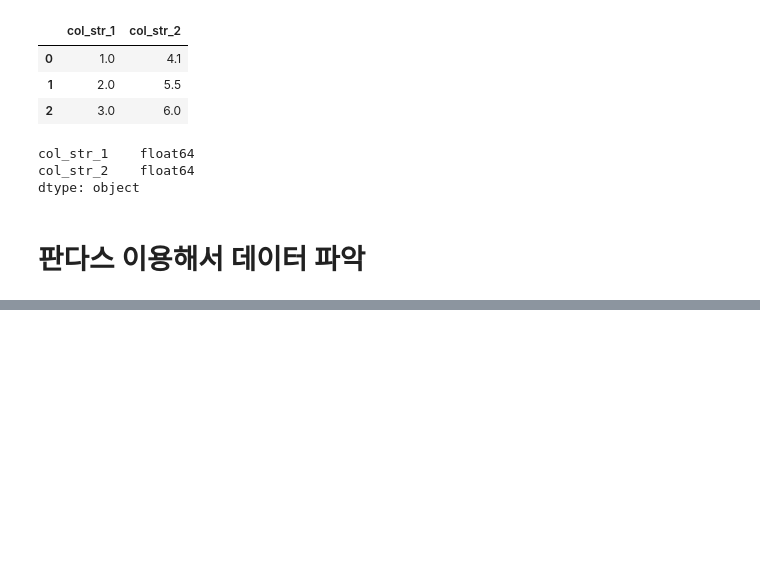
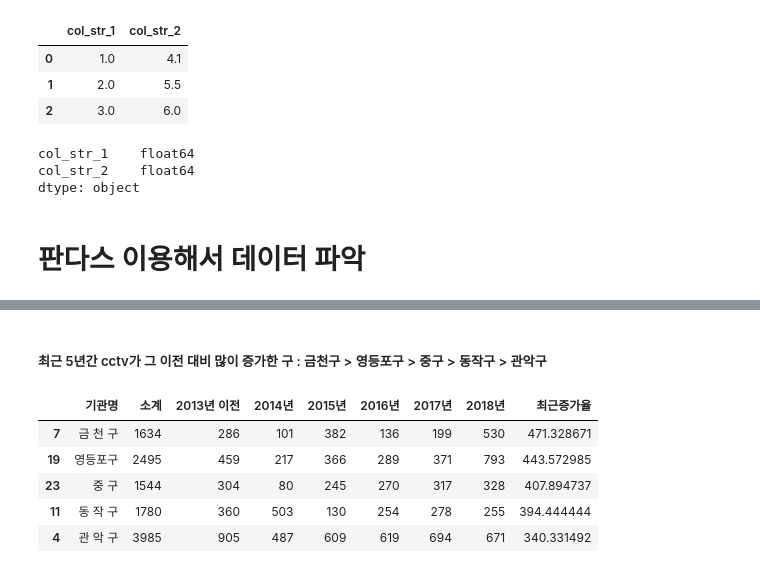
Before and after one commit to jinkyukim-me/python_data_science, a Jupyter notebook: cctv_in_seoul.ipynb, the cells around one changed output, grey strips where cells are left out. Saved outputs shown, nothing was run; the diff lists cells and outputs as text; code cells hidden in the pictures; blank space fills up the shorter version.

```diff
--- a/cctv_in_seoul.ipynb
+++ b/cctv_in_seoul.ipynb
@@ -946,0 +946,11 @@ population_in_seoul.xlsx
+# %% [markdown]
+##### 최근 5년간 cctv가 그 이전 대비 많이 증가한 구 : 금천구 > 영등포구 > 중구 > 동작구 > 관악구
+# %%
+cctv_seoul.sort_values(by='최근증가율', ascending=False).head()
+# %% [output]
+|  | 기관명 | 소계 | 2013년 이전 | 2014년 | 2015년 | 2016년 | 2017년 | 2018년 | 최근증가율 |
+| 7 | 금 천 구 | 1634 | 286 | 101 | 382 | 136 | 199 | 530 | 471.328671 |
+| 19 | 영등포구 | 2495 | 459 | 217 | 366 | 289 | 371 | 793 | 443.572985 |
+| 23 | 중 구 | 1544 | 304 | 80 | 245 | 270 | 317 | 328 | 407.894737 |
+| 11 | 동 작 구 | 1780 | 360 | 503 | 130 | 254 | 278 | 255 | 394.444444 |
+| 4 | 관 악 구 | 3985 | 905 | 487 | 609 | 619 | 694 | 671 | 340.331492 |
```
Also changed, not shown: parts of 52 cells of this notebook, 1 other file.
